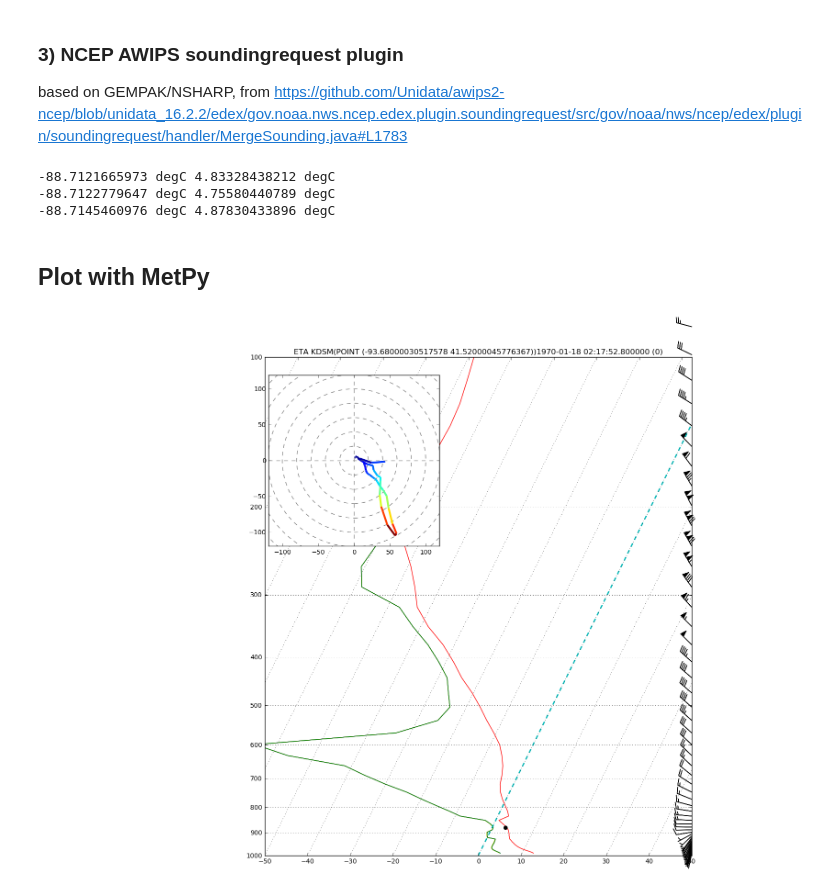
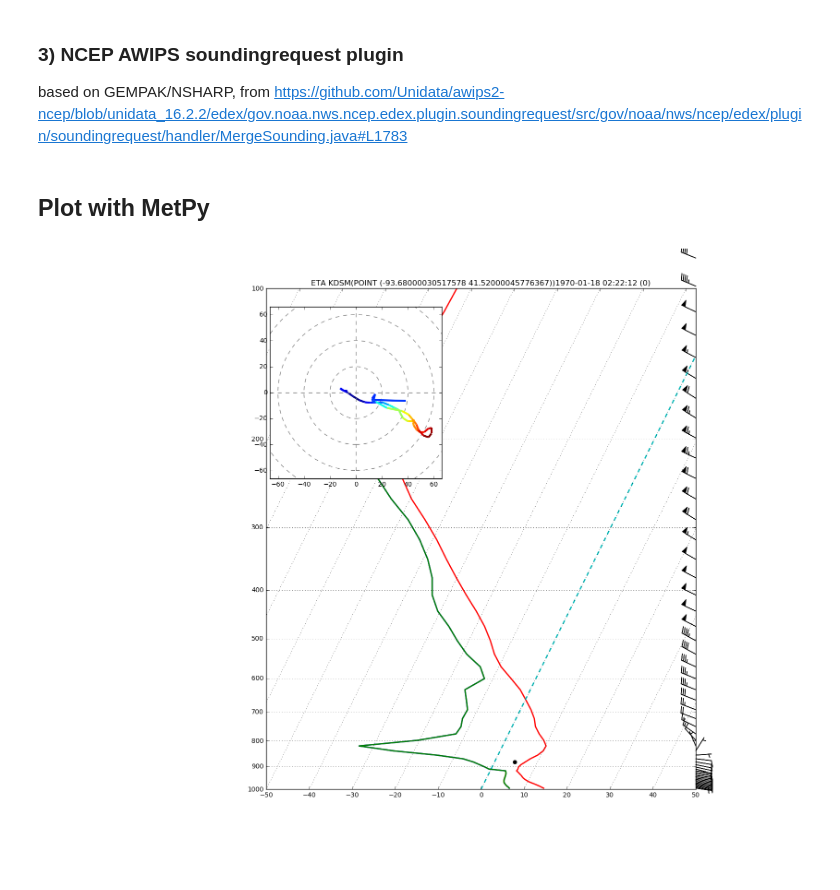
Before and after one commit to Unidata/python-awips, a Jupyter notebook: examples/notebooks/Model_Sounding_Data.ipynb, the cells around one changed output. Drawn from its saved outputs; the diff is of its cells as text; code cells hidden in the pictures; blank space fills up the shorter version.

Commit message:
Model Sounding Data notebook numpy array update

```diff
--- a/examples/notebooks/Model_Sounding_Data.ipynb
+++ b/examples/notebooks/Model_Sounding_Data.ipynb
@@ -83,13 +62,11 @@ from metpy.calc import get_wind_speed,get_wind_dir, thermo, vapor_pressure
 from metpy.plots import SkewT, Hodograph
 from metpy.units import units, concatenate
 
-pres = np.array(prs)
 # we can use units.* here...
-t = (np.array(tmp)-273.16) * units.degC
-p = np.array(pres)/100 * units.mbar
-s = np.array(sh)
+t = (tmp-273.15) * units.degC
+p = prs/100 * units.mbar
 
-u,v = np.array(uc)*1.94384,np.array(vc)*1.94384 # m/s to knots
+u,v = uc*1.94384,vc*1.94384 # m/s to knots
 spd = get_wind_speed(u, v) * units.knots
 dir = get_wind_dir(u, v) * units.deg
 # %% [markdown]
@@ -99,33 +76,25 @@ Because the modelsounding plugin does not return dewpoint values, we must calcul
 
 ### 1) metpy calculated mixing ratio and vapor pressure
 # %%
-rmix = (s/(1-s)) *1000 * units('g/kg')
+rmix = (sh/(1-sh)) *1000 * units('g/kg')
 e = vapor_pressure(p, rmix)
 td = dewpoint(e)
 # %% [markdown]
 ### 2) metpy calculated assuming spec. humidity = mixing ratio
 # %%
-td2 = dewpoint(vapor_pressure(p, s))
+td2 = dewpoint(vapor_pressure(p, sh))
 # %% [markdown]
 ### 3) NCEP AWIPS soundingrequest plugin
 based on GEMPAK/NSHARP, from https://github.com/Unidata/awips2-ncep/blob/unidata_16.2.2/edex/gov.noaa.nws.ncep.edex.plugin.soundingrequest/src/gov/noaa/nws/ncep/edex/plugin/soundingrequest/handler/MergeSounding.java#L1783
 # %%
 # new arrays
-ntmp,nprs,nsh = np.array(tmp)-273.16,np.array(prs),np.array(sh)
+ntmp = tmp
 
 # where p=pressure(pa), T=temp(C), T0=reference temp(273.16)
-rh = 0.263*nprs*nsh / (np.exp(17.67*ntmp/(ntmp+273.16-29.65)))
+rh = 0.263*prs*sh / (np.exp(17.67*ntmp/(ntmp+273.15-29.65)))
 vaps =  6.112 * np.exp((17.67 * ntmp) / (ntmp + 243.5))
 vapr = rh * vaps / 100
 dwpc = np.array(243.5 * (np.log(6.112) - np.log(vapr)) / (np.log(vapr) - np.log(6.112) - 17.67)) * units.degC
-# %%
-print min(td), max(td)
-print min(td2), max(td2)
-print min(dwpc), max(dwpc)
-# %% [output]
--88.7121665973 degC 4.83328438212 degC
--88.7122779647 degC 4.75580440789 degC
--88.7145460976 degC 4.87830433896 degC
 # %% [markdown]
 ## Plot with MetPy
 # %%
@@ -136,35 +105,34 @@ plt.rcParams['figure.figsize'] = (12, 14)
 # Create a skewT plot
 skew = SkewT()
 
 # Plot the data
-skew.plot(p, t, 'r')
-skew.plot(p, td, 'b')
+skew.plot(p, t, 'r', linewidth=2)
+skew.plot(p, td, 'b', linewidth=2)
 skew.plot(p, td2, 'y')
-skew.plot(p, dwpc, 'g')
+skew.plot(p, dwpc, 'g', linewidth=2)
 
 skew.plot_barbs(p, u, v)
 skew.ax.set_ylim(1000, 100)
 skew.ax.set_xlim(-40, 60)
-
 
 plt.title(sounding_title)
 
 # Calculate LCL height and plot as black dot
 l = lcl(p[0], t[0], td[0])
 lcl_temp = dry_lapse(concatenate((p[0], l)), t[0])[-1].to('degC')
 skew.plot(l, lcl_temp, 'ko', markerfacecolor='black')
 
 
 # An example of a slanted line at constant T -- in this case the 0 isotherm
 l = skew.ax.axvline(0, color='c', linestyle='--', linewidth=2)
 
 # Draw hodograph
 ax_hod = inset_axes(skew.ax, '40%', '40%', loc=2)
 h = Hodograph(ax_hod, component_range=get_wind_speed(u, v).max())
 h.add_grid(increment=20)
 h.plot_colormapped(u, v, spd)
 
 # Show the plot
 plt.show()
 # %% [output]
-[figure, old version]
+[figure, new version]
```
Also changed, not shown: parts of 5 cells of this notebook.
